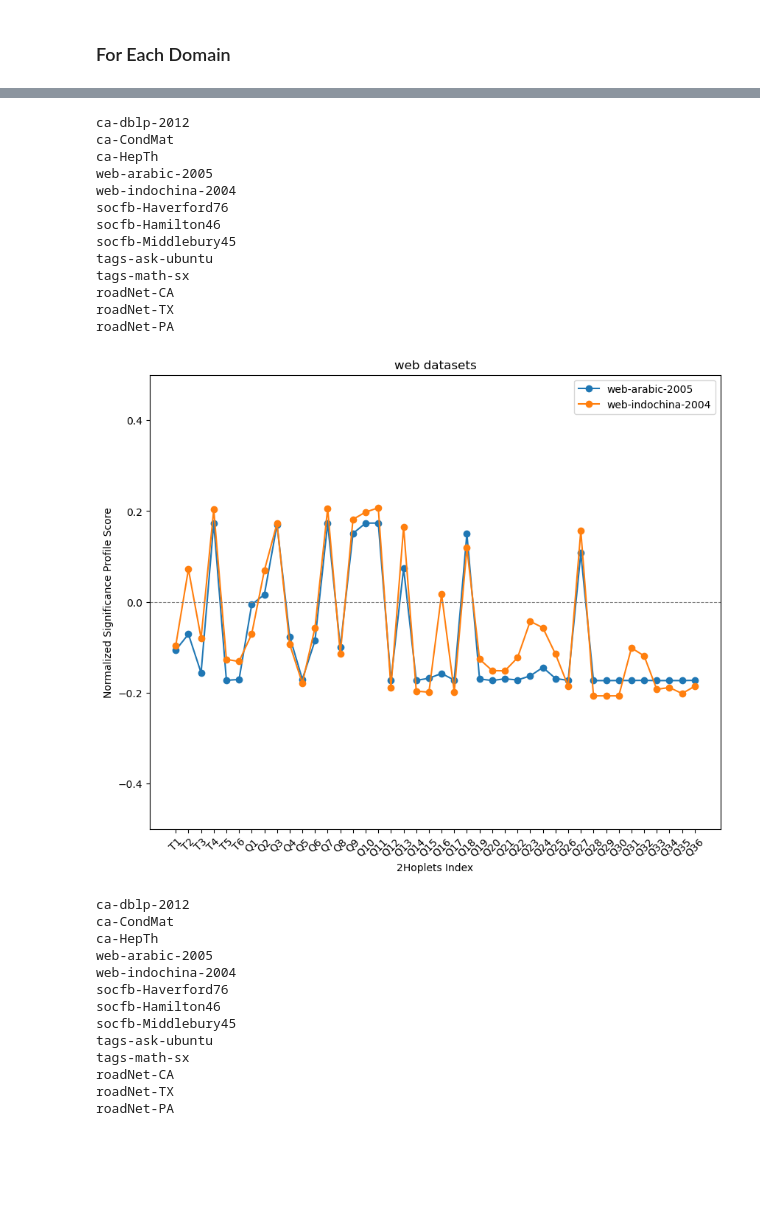
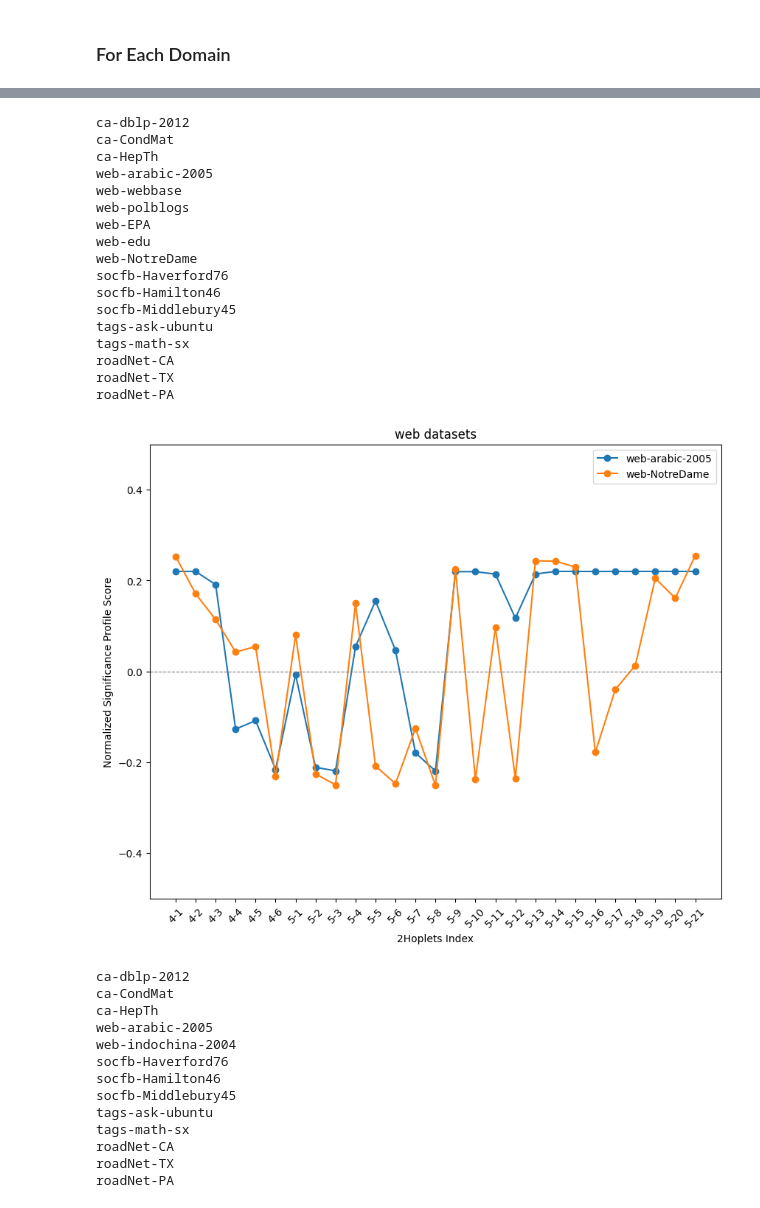
Before and after one commit to thisis05/distance-extended-graphlet, a Jupyter notebook: profile.ipynb, the cells around one changed output, grey strips where cells are left out. Cells and saved outputs as stored; diff of their text form; code cells hidden in the pictures; blank space fills up the shorter version.

```diff
--- a/profile.ipynb
+++ b/profile.ipynb
@@ -120,12 +120,12 @@ def conf_mat(labels, correlation_matrix):
 # %%
 datasets = [
             'ca-dblp-2012', 'ca-CondMat', 'ca-HepTh', #'ca-dblp-2012',
-            'web-arabic-2005', 'web-indochina-2004', #'web-sk-2005', 'web-webbase', 'web-polblogs',  'web-EPA',  'web-edu',
+            'web-arabic-2005', 'web-indochina-2004', 'web-sk-2005', 'web-webbase', 'web-polblogs',  'web-EPA',  'web-edu',  'web-NotreDame',
             #'email-univ','email-Enron', #'email-EU',
             'socfb-Haverford76', 'socfb-Hamilton46', 'socfb-Middlebury45', #'socfb-UC64', 'socfb-UCSC68',
             'tags-ask-ubuntu', 'tags-math-sx',
             'roadNet-CA', 'roadNet-TX', 'roadNet-PA',
             ]
-real, random = load_json_convert("extend_output")
+real, random = load_json_convert("original_output")
 # %%
 domain = real[real['dataset'] == 'datasets']['domain']
@@ -148,20 +133,24 @@ roadNet-PA
 # %%
-corr = sig_profile(real, random, labels_2hop_all, datasets, domain='web')
+corr = sig_profile(real, random, labels_gr_all, datasets, domain='web')
 # %% [output]
 ca-dblp-2012
 ca-CondMat
 ca-HepTh
 web-arabic-2005
-web-indochina-2004
+web-webbase
+web-polblogs
+web-EPA
+web-edu
+web-NotreDame
 socfb-Haverford76
 socfb-Hamilton46
 socfb-Middlebury45
 tags-ask-ubuntu
 tags-math-sx
 roadNet-CA
 roadNet-TX
 roadNet-PA
-[figure, old version]
+[figure, new version]
 # %%
 corr = sig_profile(real, random, labels_2hop_all, datasets, domain='socfb')
 # %% [output]
```
Also changed, not shown: parts of 5 cells of this notebook, 27 other files.
